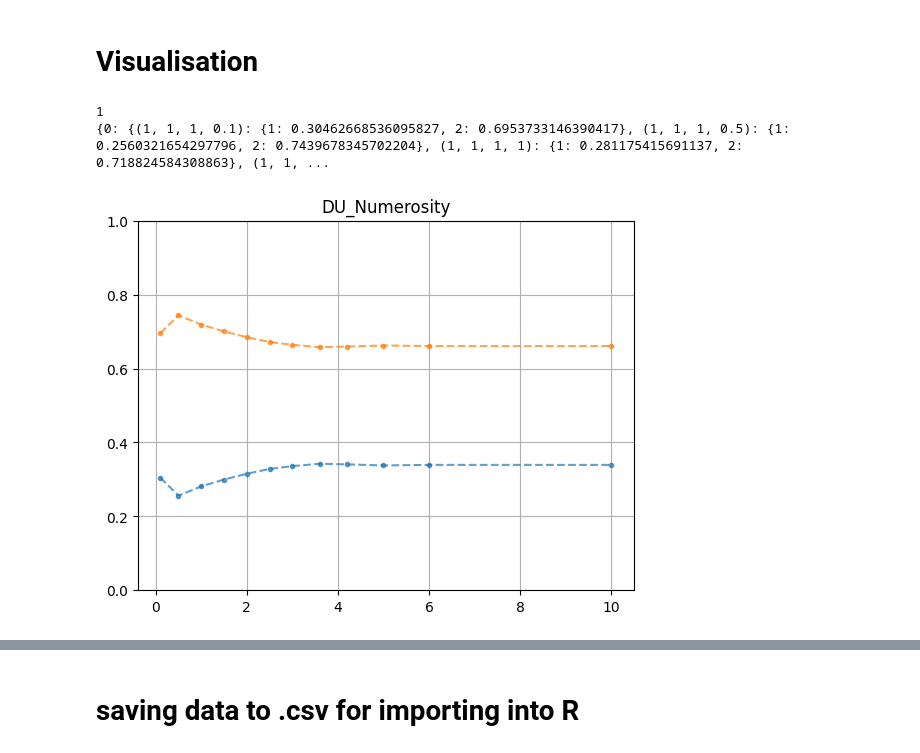
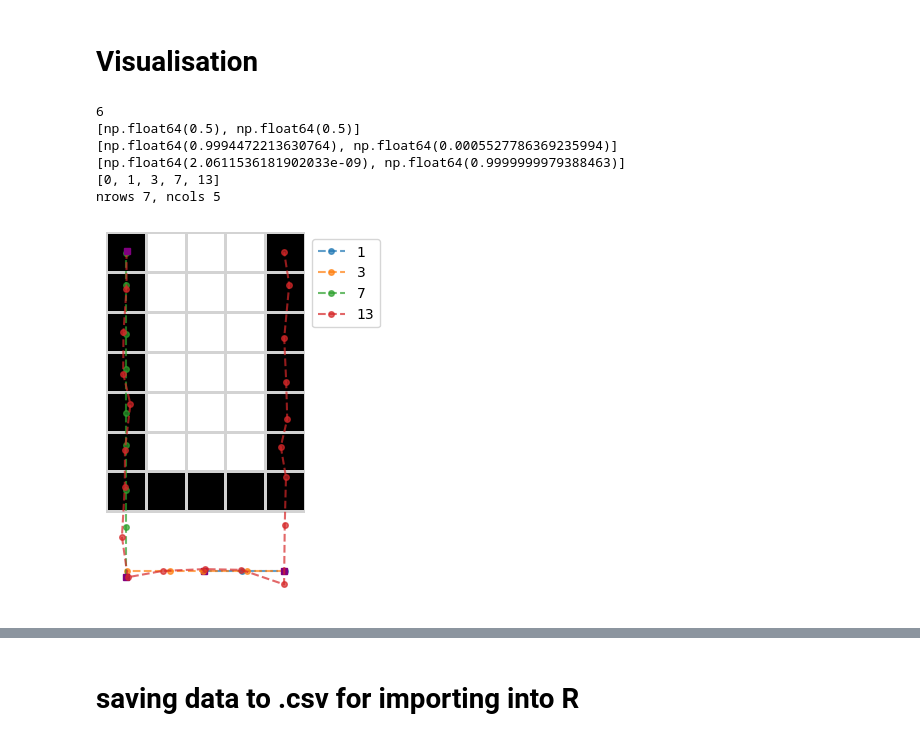
Before and after one commit to marta-kryven/MST, a Jupyter notebook: MST_models.ipynb, the cells around one changed output, grey strips where cells are left out. Saved outputs shown, nothing was run; the diff lists cells and outputs as text; code cells hidden in the pictures.

Commit message:
Several errors corrected necessitate a push, though many changes are not important.

```diff
--- a/MST_models.ipynb
+++ b/MST_models.ipynb
@@ -16,7 +16,7 @@ import matplotlib.colors as colors
 
 pp = pprint.PrettyPrinter(compact=False)
 
-EXPERIMENT = 1
+EXPERIMENT = 6
 
 MODEL_TYPE = 'recursive' # we tested various value function, this is the final form used in the paper
 
@@ -706,25 +720,40 @@ def simulate_model_path(maze_name, experiment, model, params) :
 # %%
 # plot a model's prediction in a specific maze and node
 
-maze_name = 'Equal_4vs2_mirror' # maze from Experiment 1
+maze_name = 'two_halls_with_closets' #'bigger_maze' # 'Equal_4vs2_mirror' # maze from Experiment 1
 print(EXPERIMENT)
 
-maze, exit_pos = read_maze(maze_name, 1)
+maze, exit_pos = read_maze(maze_name, EXPERIMENT)
 
 
 # -----------------------------
 # visualize_path_and_nodevalues
 # -----------------------------
 
-pid = 0
-parameters = [(1,1,1,bits) for bits in Bs]
-values_summary = node_values(maze_name, parameters, node_value_plan)
-print(values_summary)
-visualize_nodevalues(maze_name, pid, parameters, 3, node_value_plan, 'DU_Numerosity', ax=None)
+# pid = 1 # this was originally 0 which causes an error for some reason
+# parameters = [(1,1,1,bits) for bits in Bs] # TODO: these parameters seem to not match
+# values_summary = node_values(maze_name, parameters, node_value_plan)
+# print(values_summary)
+# visualize_nodevalues(maze_name, pid, parameters, 3, node_value_plan, 'DU_Numerosity', ax=None)
+
+
+# CW: Further visualizations...
+
+# This raises a sequence of exceptions that is hard to fix
+# visualize_all_best_paths(maze_name, 'DU_Numerosity', parameters)
+
+#path = simulate_model_path(maze_name, EXPERIMENT, 'DU_Numerosity', parameters[0])
+path = simulate_model_path(maze_name, EXPERIMENT, 'Discounted_Utility', (np.float64(0.2),0,1))
+print(path)
+visualize_nodes_path(maze_name, path)
 # %% [output]
-1
-{0: {(1, 1, 1, 0.1): {1: 0.30462668536095827, 2: 0.6953733146390417}, (1, 1, 1, 0.5): {1: 0.2560321654297796, 2: 0.7439678345702204}, (1, 1, 1, 1): {1: 0.281175415691137, 2: 0.718824584308863}, (1, 1, ...
+6
+[np.float64(0.5), np.float64(0.5)]
+[np.float64(0.9994472213630764), np.float64(0.0005527786369235994)]
+[np.float64(2.0611536181902033e-09), np.float64(0.9999999979388463)]
+[0, 1, 3, 7, 13]
+nrows 7, ncols 5
-[figure, old version]
+[figure, new version]
 # %%
 # -----------------------------
 # visualize maze map
```
Also changed, not shown: parts of 11 cells of this notebook.
